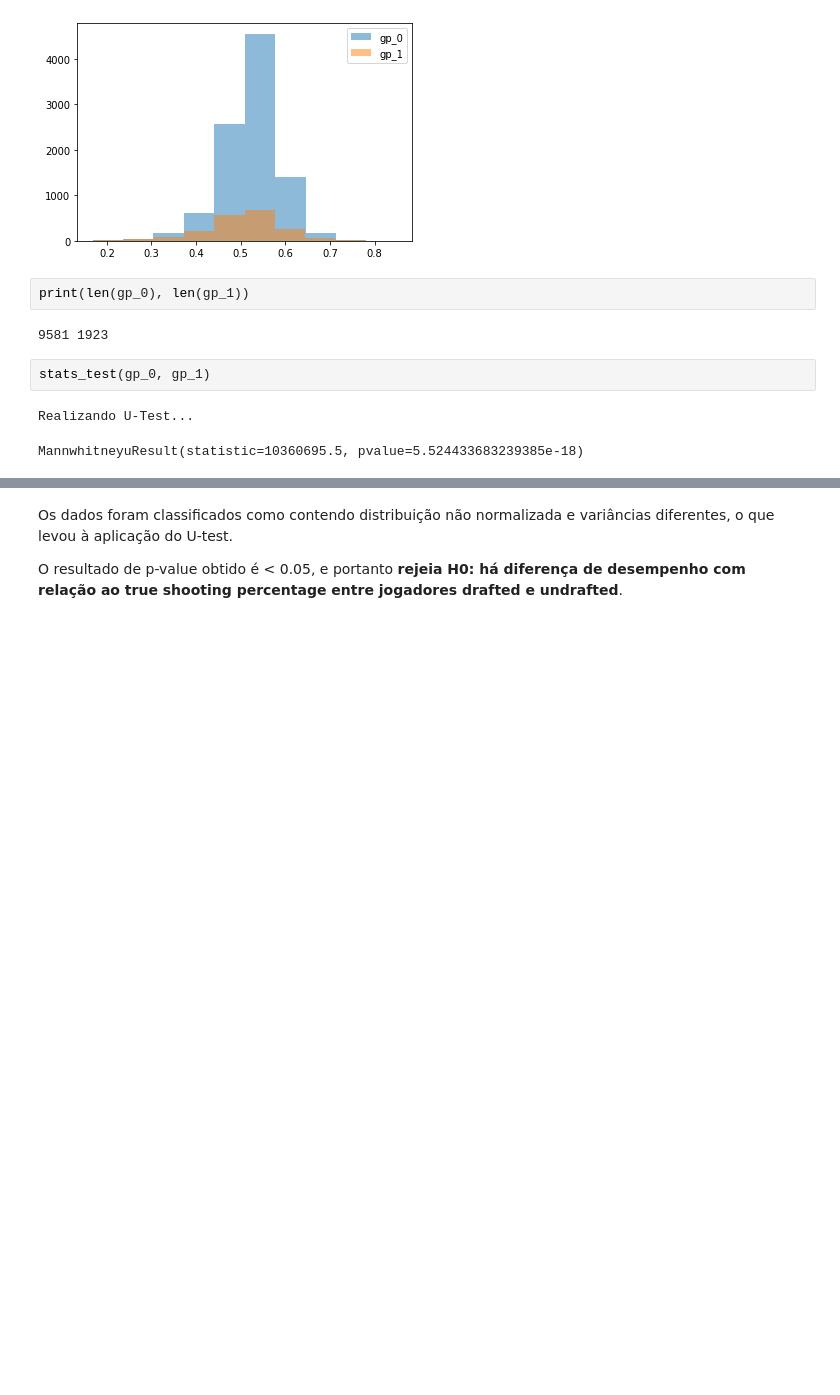
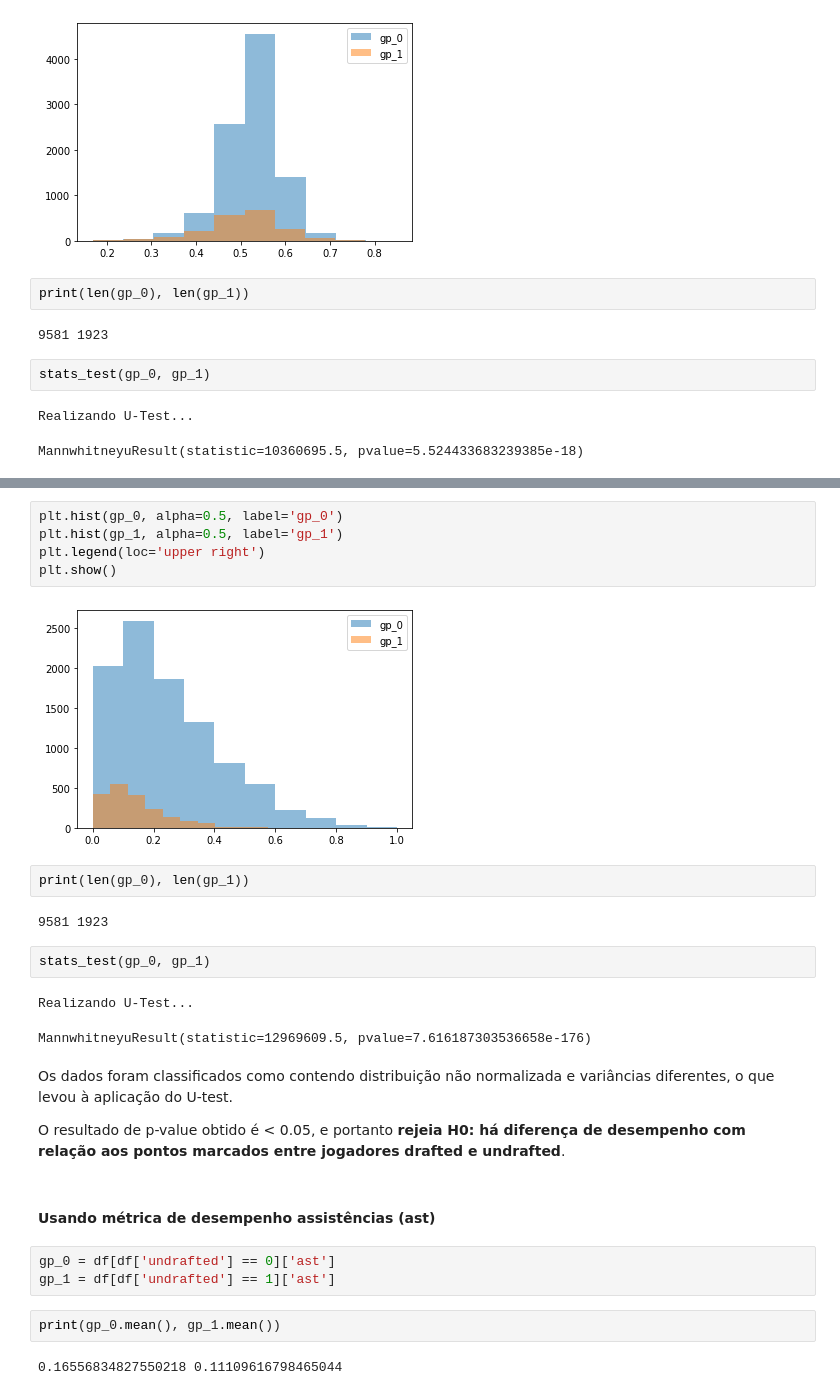
Before and after one commit to tta13/NBA-data-analysis, a Jupyter notebook: code.ipynb, the cells around one changed output, grey strips where cells are left out. Saved outputs shown, nothing was run; the diff lists cells and outputs as text; blank space fills up the shorter version.

```diff
--- a/code.ipynb
+++ b/code.ipynb
@@ -2096,4 +2124,29 @@ MannwhitneyuResult(statistic=10360695.5, pvalue=5.524433683239385e-18)
+# %%
+plt.hist(gp_0, alpha=0.5, label='gp_0')
+plt.hist(gp_1, alpha=0.5, label='gp_1')
+plt.legend(loc='upper right')
+plt.show()
+# %% [output]
+[figure, added]
+# %%
+print(len(gp_0), len(gp_1))
+# %% [output]
+9581 1923
+# %%
+stats_test(gp_0, gp_1)
+# %% [output]
+Realizando U-Test...
+MannwhitneyuResult(statistic=12969609.5, pvalue=7.616187303536658e-176)
 # %% [markdown]
 Os dados foram classificados como contendo distribuição não normalizada e variâncias diferentes, o que levou à aplicação do U-test.
 
-O resultado de p-value obtido é < 0.05, e portanto **rejeia H0: há diferença de desempenho com relação ao true shooting percentage entre jogadores drafted e undrafted**.
+O resultado de p-value obtido é < 0.05, e portanto **rejeia H0: há diferença de desempenho com relação aos pontos marcados entre jogadores drafted e undrafted**.
+# %% [markdown]
+#### Usando métrica de desempenho assistências (ast)
+# %%
+gp_0 = df[df['undrafted'] == 0]['ast']
+gp_1 = df[df['undrafted'] == 1]['ast']
+# %%
+print(gp_0.mean(), gp_1.mean())
+# %% [output]
+0.16556834827550218 0.11109616798465044
```
Also changed, not shown: parts of 82 cells of this notebook.
